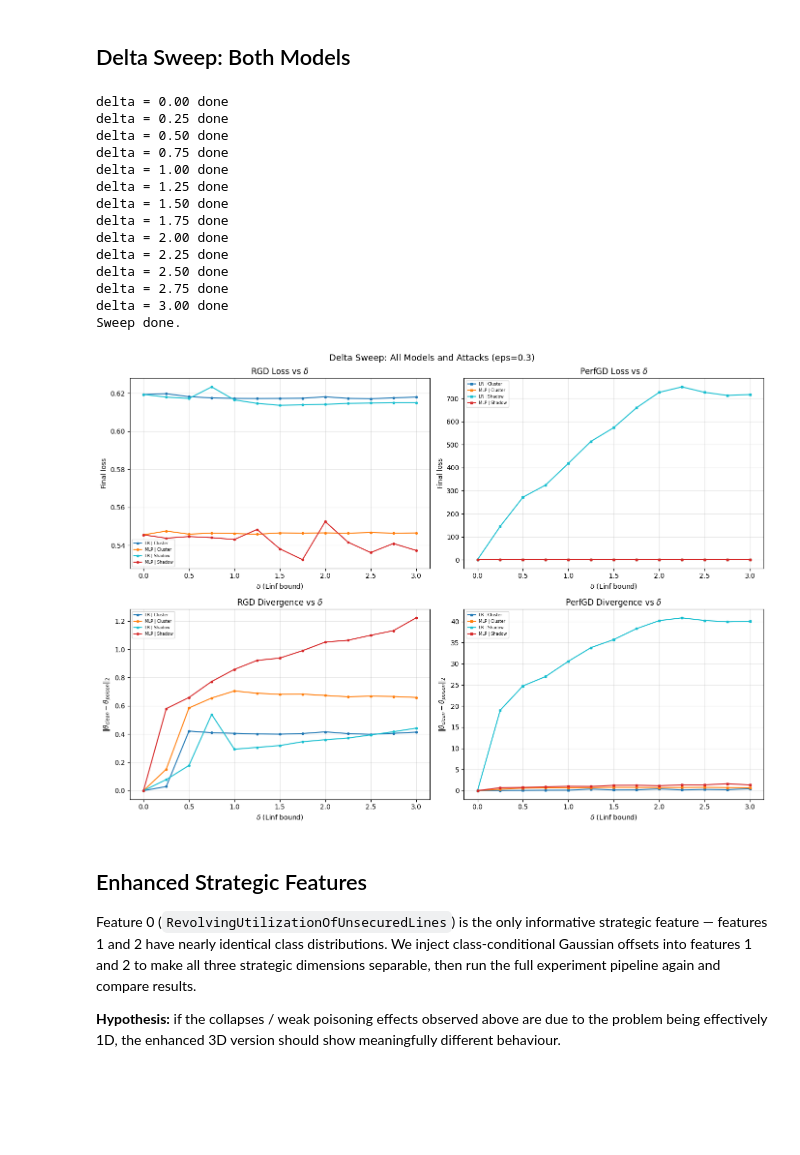
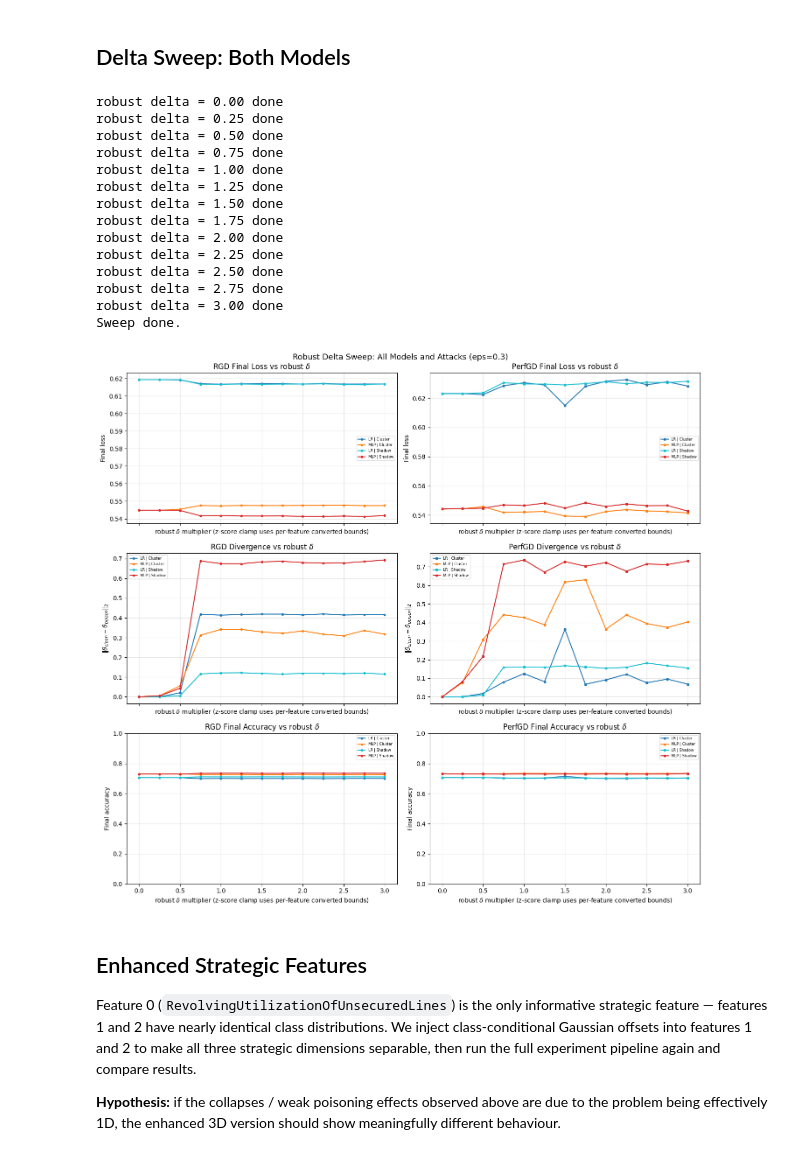
Before and after one commit to tetsnaga/poison-perf, a Jupyter notebook: strategic/nonbackdoor.ipynb, the cells around one changed output. Cells and saved outputs as stored; diff of their text form; code cells hidden in the pictures; blank space fills up the shorter version.

Commit message:
Finished tabular strategic classification attacks

```diff
--- a/strategic/nonbackdoor.ipynb
+++ b/strategic/nonbackdoor.ipynb
@@ -194,6 +305,10 @@ for model_name, m in models.items():
             "pgd_poison_diffs": [(t - theta0).norm().item() for t in all_th_pp],
             "rgd_divergence": [torch.norm(c - p).item() for c, p in zip(all_th_rc, all_th_rp)],
             "pgd_divergence": [torch.norm(c - p).item() for c, p in zip(all_th_pc, all_th_pp)],
+            "rgd_clean_accs": [compute_accuracy(t, D_theta, m["classifier"], m["hidden_dims"], d, n) for t in all_th_rc],
+            "rgd_poison_accs": [compute_accuracy(t, D_theta, m["classifier"], m["hidden_dims"], d, n) for t in all_th_rp],
+            "pgd_clean_accs": [compute_accuracy(t, D_theta, m["classifier"], m["hidden_dims"], d, n) for t in all_th_pc],
+            "pgd_poison_accs": [compute_accuracy(t, D_theta, m["classifier"], m["hidden_dims"], d, n) for t in all_th_pp],
         }
 
 print("\nDone.")
@@ -326,18 +476,24 @@ delta_vals = np.linspace(0.0, 3.0, 13)
 sweep_results = {}
 
 for d_val in delta_vals:
-    print(f"delta = {d_val:.2f}", end="")
+    print(f"robust delta = {d_val:.2f}", end="")
 
     for attack_name, attack_fn in [("Cluster", cluster_shift_attack), ("Shadow", shadow_model_attack)]:
         extra = {"shift_scale": 10.0} if attack_name == "Shadow" else {}
         sweep_fn = make_strategic_poison(
             attack_fn=attack_fn, strat_features=strat_features.tolist(),
-            epsilon=poison_epsilon, delta=d_val, selection="per_class", **extra)
+            epsilon=poison_epsilon, delta=make_poison_delta_by_feature(d_val), selection="per_class",
+            quantization_steps=response_quantization_steps,
+            quantization_max_delta=response_max_delta, min_values=response_min_values, **extra)
 
         for model_name, m in models.items():
             key = f"{model_name} | {attack_name}"
             if key not in sweep_results:
-                sweep_results[key] = {"rgd_losses": [], "pgd_losses": [], "rgd_divs": [], "pgd_divs": []}
+                sweep_results[key] = {
+                    "rgd_losses": [], "pgd_losses": [],
+                    "rgd_divs": [], "pgd_divs": [],
+                    "rgd_accs": [], "pgd_accs": [],
+                }
 
             th_r, _, losses_r = RGD(
                 D_theta=m["D_theta"], loss=m["loss"], theta_0=m["theta_0"].clone(),
@@ -347,6 +503,8 @@ for d_val in delta_vals:
             sweep_results[key]["rgd_losses"].append(losses_r[-1])
             sweep_results[key]["rgd_divs"].append(
                 torch.norm(results[first_key]["rgd_clean_theta"] - th_r).item())
+            sweep_results[key]["rgd_accs"].append(
+                compute_accuracy(th_r, m["D_theta"], m["classifier"], m["hidden_dims"], d, n))
 
             th_p, _, losses_p = PerfGD(
                 f_hat=m["f_hat"], grad2_est=m["grad2_est"], D_theta=m["D_theta"], loss=m["loss"],
@@ -355,55 +513,66 @@ for d_val in delta_vals:
             sweep_results[key]["pgd_losses"].append(losses_p[-1])
             sweep_results[key]["pgd_divs"].append(
                 torch.norm(results[first_key]["pgd_clean_theta"] - th_p).item())
+            sweep_results[key]["pgd_accs"].append(
+                compute_accuracy(th_p, m["D_theta"], m["classifier"], m["hidden_dims"], d, n))
 
     print(f" done")
 
 print("Sweep done.")
 # %% [output]
-delta = 0.00 done
-delta = 0.25 done
-delta = 0.50 done
-delta = 0.75 done
-delta = 1.00 done
-delta = 1.25 done
-delta = 1.50 done
-delta = 1.75 done
-delta = 2.00 done
-delta = 2.25 done
-delta = 2.50 done
-delta = 2.75 done
-delta = 3.00 done
+robust delta = 0.00 done
+robust delta = 0.25 done
+robust delta = 0.50 done
+robust delta = 0.75 done
+robust delta = 1.00 done
+robust delta = 1.25 done
+robust delta = 1.50 done
+robust delta = 1.75 done
+robust delta = 2.00 done
+robust delta = 2.25 done
+robust delta = 2.50 done
+robust delta = 2.75 done
+robust delta = 3.00 done
 Sweep done.
 # %%
 color_map = {
     "LogReg + Linear | Cluster": "tab:blue",
     "LogReg + Linear | Shadow": "tab:cyan",
     "MLP + Gradient | Cluster": "tab:orange",
     "MLP + Gradient | Shadow": "tab:red",
 }
 
-fig, axes = plt.subplots(2, 2, figsize=(14, 10))
+fig, axes = plt.subplots(3, 2, figsize=(14, 13), sharex=True)
 
 for key, sr in sweep_results.items():
     c = color_map.get(key, "gray")
     short = key.replace("LogReg + Linear", "LR").replace("MLP + Gradient", "MLP")
     axes[0, 0].plot(delta_vals, sr["rgd_losses"], marker="o", markersize=3, label=short, color=c)
     axes[0, 1].plot(delta_vals, sr["pgd_losses"], marker="s", markersize=3, label=short, color=c)
     axes[1, 0].plot(delta_vals, sr["rgd_divs"], marker="o", markersize=3, label=short, color=c)
     axes[1, 1].plot(delta_vals, sr["pgd_divs"], marker="s", markersize=3, label=short, color=c)
+    axes[2, 0].plot(delta_vals, sr["rgd_accs"], marker="o", markersize=3, label=short, color=c)
+    axes[2, 1].plot(delta_vals, sr["pgd_accs"], marker="s", markersize=3, label=short, color=c)
 
-axes[0, 0].set_title(f"RGD Loss vs $\\delta$"); axes[0, 0].set_ylabel("Final loss")
-axes[0, 1].set_title(f"PerfGD Loss vs $\\delta$"); axes[0, 1].set_ylabel("Final loss")
-axes[1, 0].set_title(f"RGD Divergence vs $\\delta$"); axes[1, 0].set_ylabel(r"$\|\theta_{clean} - \theta_{poison}\|_2$")
-axes[1, 1].set_title(f"PerfGD Divergence vs $\\delta$"); axes[1, 1].set_ylabel(r"$\|\theta_{clean} - \theta_{poison}\|_2$")
+axes[0, 0].set_title(r"RGD Final Loss vs robust $\delta$"); axes[0, 0].set_ylabel("Final loss")
+axes[0, 1].set_title(r"PerfGD Final Loss vs robust $\delta$"); axes[0, 1].set_ylabel("Final loss")
+axes[1, 0].set_title(r"RGD Divergence vs robust $\delta$"); axes[1, 0].set_ylabel(r"$\|\theta_{clean} - \theta_{poison}\|_2$")
+axes[1, 1].set_title(r"PerfGD Divergence vs robust $\delta$"); axes[1, 1].set_ylabel(r"$\|\theta_{clean} - \theta_{poison}\|_2$")
+axes[2, 0].set_title(r"RGD Final Accuracy vs robust $\delta$"); axes[2, 0].set_ylabel("Final accuracy")
+axes[2, 1].set_title(r"PerfGD Final Accuracy vs robust $\delta$"); axes[2, 1].set_ylabel("Final accuracy")
+axes[2, 0].set_ylim(0, 1)
+axes[2, 1].set_ylim(0, 1)
+
 for ax in axes.flat:
-    ax.set_xlabel(r"$\delta$ (Linf bound)"); ax.legend(fontsize=6); ax.grid(True, alpha=0.3)
+    ax.set_xlabel(r"robust $\delta$ multiplier (z-score clamp uses per-feature converted bounds)")
+    ax.legend(fontsize=6)
+    ax.grid(True, alpha=0.3)
 
-plt.suptitle(f"Delta Sweep: All Models and Attacks (eps={poison_epsilon})", fontsize=13)
+plt.suptitle(f"Robust Delta Sweep: All Models and Attacks (eps={poison_epsilon})", fontsize=13)
 plt.tight_layout()
 plt.show()
 # %% [output]
-[figure, old version]
+[figure, new version]
 # %% [markdown]
 ## Enhanced Strategic Features
 
```
Also changed, not shown: parts of 14 cells of this notebook, 10 other files.
